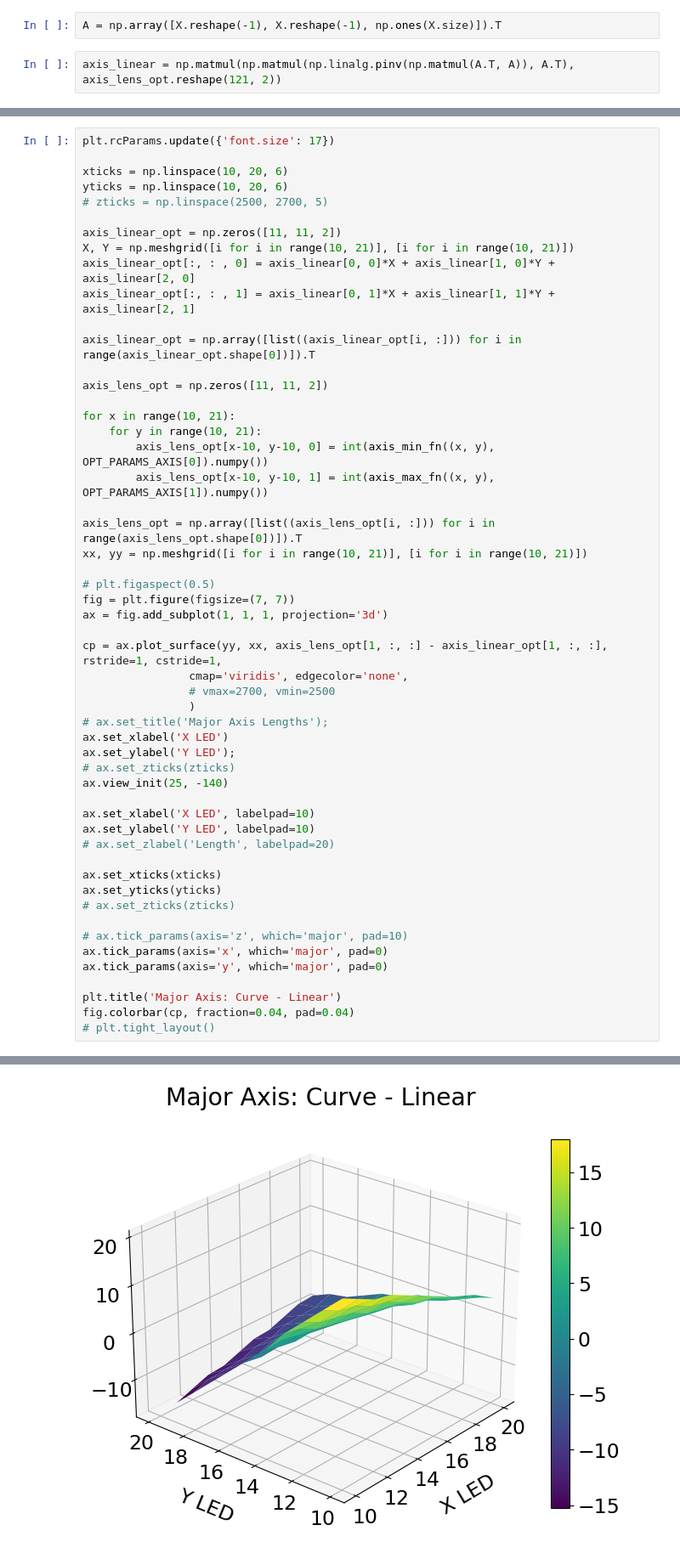
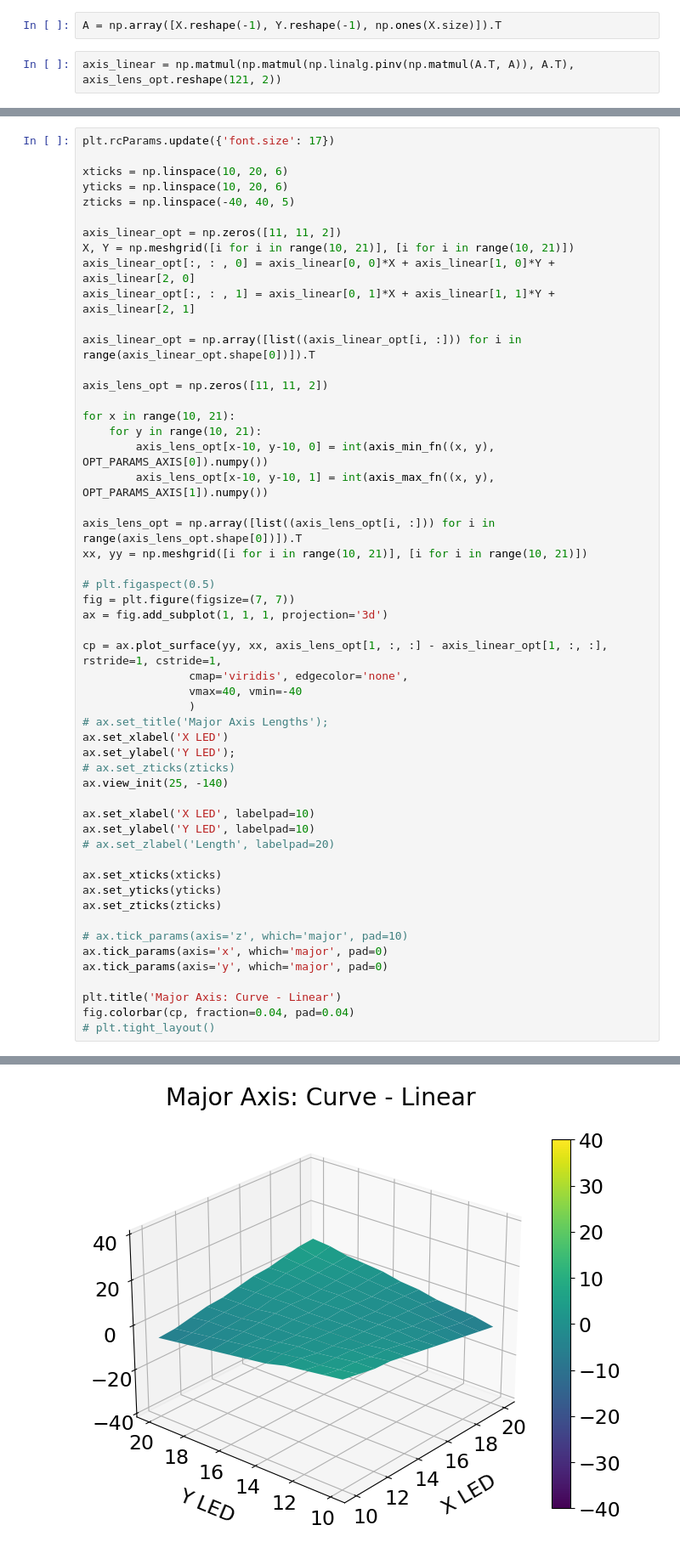
Before and after one commit to Muhammad-Kazim/Vignetting-Circle, a Jupyter notebook: v9_lin_non_lin_opt_3d_visual.ipynb, the cells around one changed output, grey strips where cells are left out. Shown at 85% size. Saved outputs shown, nothing was run; the diff lists cells and outputs as text.

Commit message:
non linear part of fits visualized

```diff
--- a/v9_lin_non_lin_opt_3d_visual.ipynb
+++ b/v9_lin_non_lin_opt_3d_visual.ipynb
@@ -661,7 +661,7 @@ for x in range(10, 21):
 
 X, Y = np.meshgrid([i for i in range(10, 21)], [i for i in range(10, 21)])
 # %%
-A = np.array([X.reshape(-1), X.reshape(-1), np.ones(X.size)]).T
+A = np.array([X.reshape(-1), Y.reshape(-1), np.ones(X.size)]).T
 # %%
 axis_linear = np.matmul(np.matmul(np.linalg.pinv(np.matmul(A.T, A)), A.T), axis_lens_opt.reshape(121, 2))
 # %%
@@ -675,7 +675,7 @@ plt.rcParams.update({'font.size': 17})
 
 xticks = np.linspace(10, 20, 6)
 yticks = np.linspace(10, 20, 6)
-# zticks = np.linspace(2500, 2700, 5)
+zticks = np.linspace(-40, 40, 5)
 
 axis_linear_opt = np.zeros([11, 11, 2])
 X, Y = np.meshgrid([i for i in range(10, 21)], [i for i in range(10, 21)])
@@ -696,36 +696,36 @@ xx, yy = np.meshgrid([i for i in range(10, 21)], [i for i in range(10, 21)])
 
 # plt.figaspect(0.5)
 fig = plt.figure(figsize=(7, 7))
 ax = fig.add_subplot(1, 1, 1, projection='3d')
 
 cp = ax.plot_surface(yy, xx, axis_lens_opt[1, :, :] - axis_linear_opt[1, :, :], rstride=1, cstride=1,
                 cmap='viridis', edgecolor='none',
-                # vmax=2700, vmin=2500
+                vmax=40, vmin=-40
                 )
 # ax.set_title('Major Axis Lengths');
 ax.set_xlabel('X LED')
 ax.set_ylabel('Y LED');
 # ax.set_zticks(zticks)
 ax.view_init(25, -140)
 
 ax.set_xlabel('X LED', labelpad=10)
 ax.set_ylabel('Y LED', labelpad=10)
 # ax.set_zlabel('Length', labelpad=20)
 
 ax.set_xticks(xticks)
 ax.set_yticks(yticks)
-# ax.set_zticks(zticks)
+ax.set_zticks(zticks)
 
 # ax.tick_params(axis='z', which='major', pad=10)
 ax.tick_params(axis='x', which='major', pad=0)
 ax.tick_params(axis='y', which='major', pad=0)
 
 plt.title('Major Axis: Curve - Linear')
 fig.colorbar(cp, fraction=0.04, pad=0.04)
 # plt.tight_layout()
 # %% [output]
 <matplotlib.colorbar.Colorbar at 0x...>
-[figure, old version]
+[figure, new version]
 # %%
 plt.rcParams.update({'font.size': 17})
 
```
Also changed, not shown: parts of 7 cells of this notebook, 1 other file.
